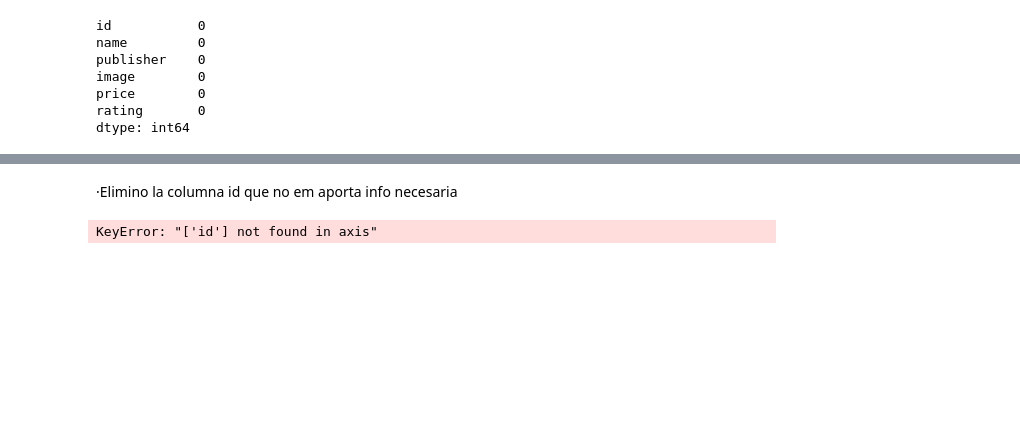
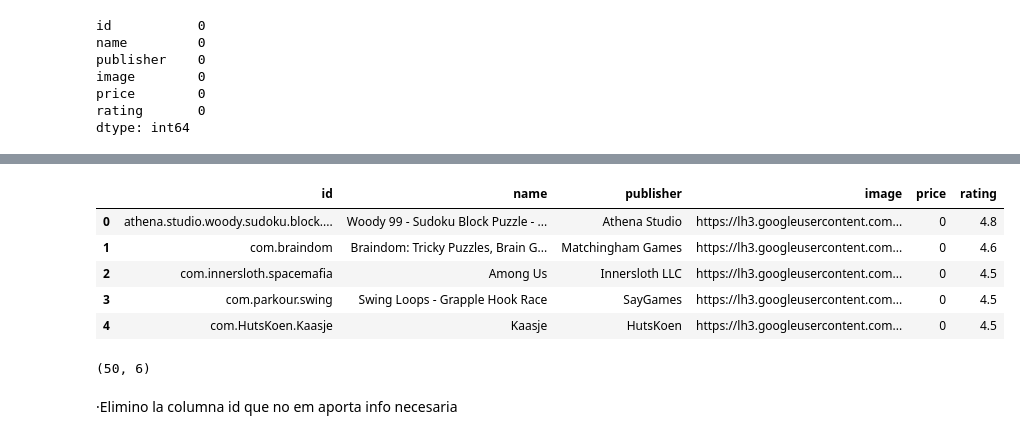
Before and after one commit to Joycelili/Project-3, a Jupyter notebook: TopGamesAPI.ipynb, the cells around one changed output, grey strips where cells are left out. Saved outputs shown, nothing was run; the diff lists cells and outputs as text; code cells hidden in the pictures; blank space fills up the shorter version.

```diff
--- a/TopGamesAPI.ipynb
+++ b/TopGamesAPI.ipynb
@@ -115,7 +93,17 @@ drop_dupli
+# %%
+columna1 = 'name'
+googleapi= eli_dupli_col(topgp,columna1)
+googleapi.head()
+# %% [output]
+|  | id | name | publisher | image | price | rating |
+| 0 | athena.studio.woody.sudoku.block.... | Woody 99 - Sudoku Block Puzzle - ... | Athena Studio | https://lh3.googleusercontent.com... | 0 | 4.8 |
+| 1 | com.braindom | Braindom: Tricky Puzzles, Brain G... | Matchingham Games | https://lh3.googleusercontent.com... | 0 | 4.6 |
+| 2 | com.innersloth.spacemafia | Among Us | Innersloth LLC | https://lh3.googleusercontent.com... | 0 | 4.5 |
+| 3 | com.parkour.swing | Swing Loops - Grapple Hook Race | SayGames | https://lh3.googleusercontent.com... | 0 | 4.5 |
+| 4 | com.HutsKoen.Kaasje | Kaasje | HutsKoen | https://lh3.googleusercontent.com... | 0 | 4.5 |
+# %%
+googleapi.shape
+# %% [output]
+(50, 6)
 # %% [markdown]
 ·Elimino la columna id que no em aporta info necesaria
-# %%
-gamesapi =drop_dupli.drop(['id'], axis = 0, inplace=True)
-gamesapi
-# %% [output]
-KeyError: "['id'] not found in axis"
```
Also changed, not shown: parts of 8 cells of this notebook, 1 other file.
